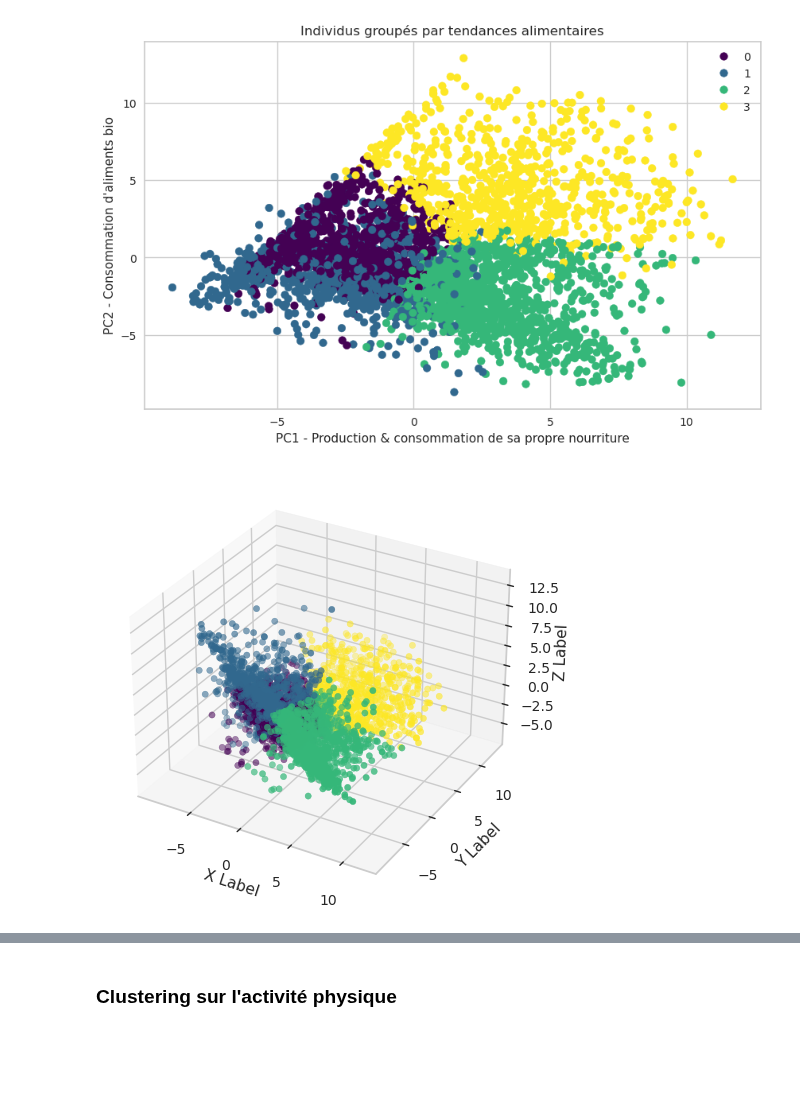
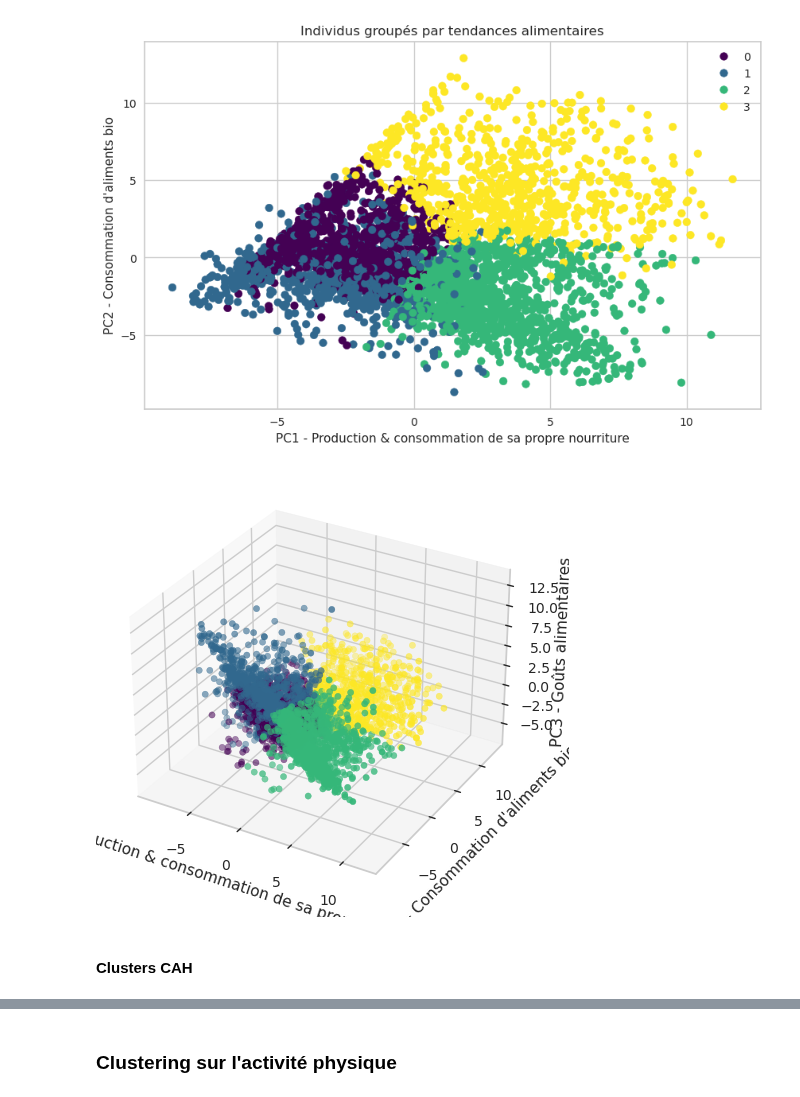
Before and after one commit to InseeFrLab/funathon2023_sujet3, a Jupyter notebook: clustering_corrige.ipynb, the cells around one changed output, grey strips where cells are left out. Saved outputs shown, nothing was run; the diff lists cells and outputs as text; code cells hidden in the pictures; blank space fills up the shorter version.

```diff
--- a/clustering_corrige.ipynb
+++ b/clustering_corrige.ipynb
@@ -214,15 +215,17 @@ plt.show()
 # %%
 fig = plt.figure()
 ax = fig.add_subplot(projection='3d')
 xs = pca_df['PC1']
 ys = pca_df['PC2']
 zs = pca_df['PC3']
 ax.scatter(xs, ys, zs, c=pca_df['Cluster'], cmap='viridis')
 
-ax.set_xlabel('X Label')
-ax.set_ylabel('Y Label')
-ax.set_zlabel('Z Label')
+ax.set_xlabel('PC1 - Production & consommation de sa propre nourriture')
+ax.set_ylabel('PC2 - Consommation d\'aliments bio')
+ax.set_zlabel('PC3 - Goûts alimentaires')
 
 plt.show()
 # %% [output]
-[figure, old version]
+[figure, new version]
+# %% [markdown]
+#### Clusters CAH
```
Also changed, not shown: parts of 30 cells of this notebook, 2 other files.
